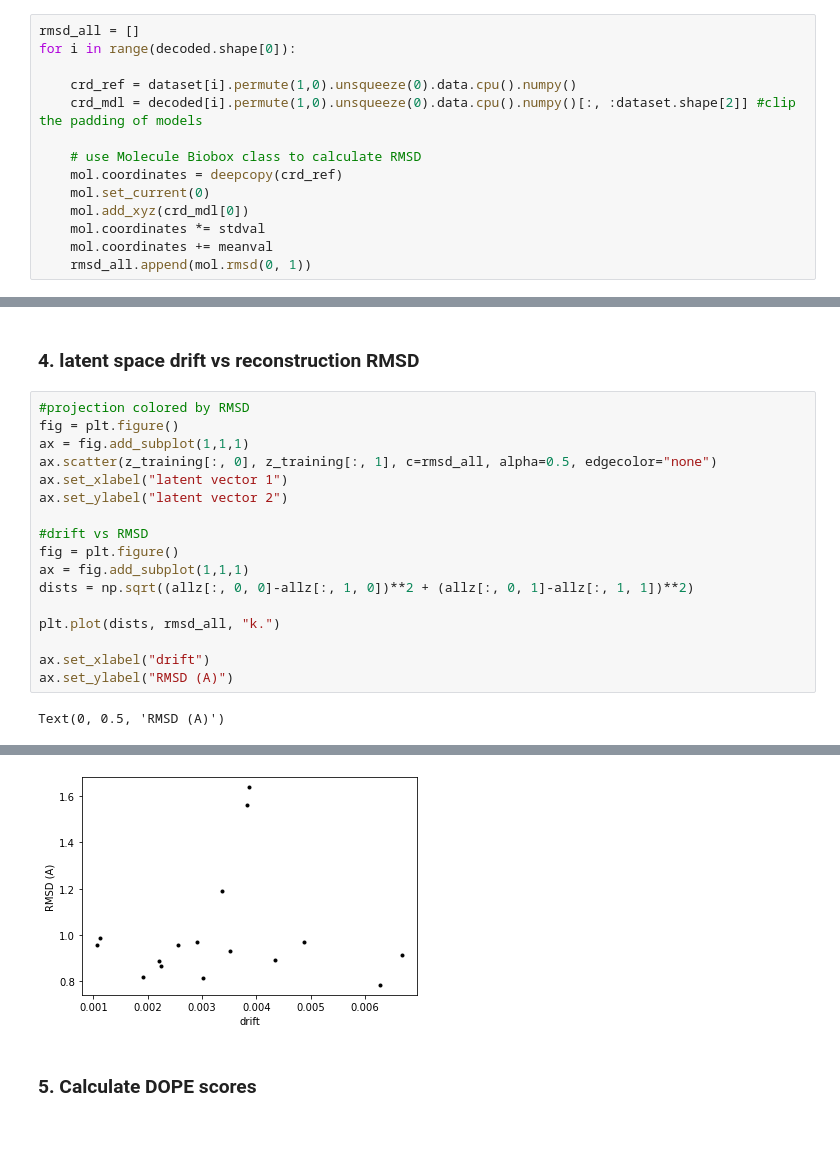
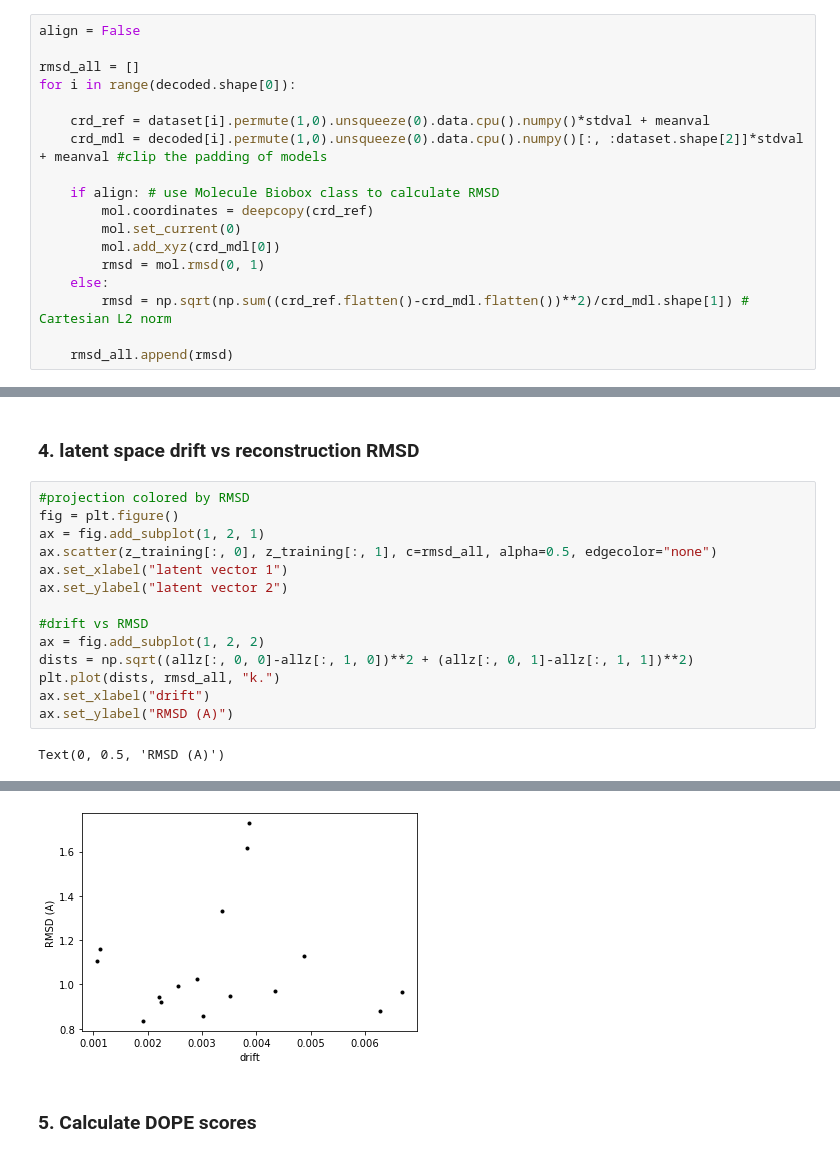
Before and after one commit to Degiacomi-Lab/molearn_notebook, a Jupyter notebook: molearn_analysis.ipynb, the cells around one changed output, grey strips where cells are left out. Drawn from its saved outputs; the diff is of its cells as text.

```diff
--- a/molearn_analysis.ipynb
+++ b/molearn_analysis.ipynb
@@ -91,19 +96,23 @@ with torch.no_grad():
 # %% [markdown]
 RMSD of input vs autoencoded
 # %%
+align = False
+
 rmsd_all = []
 for i in range(decoded.shape[0]):
 
-    crd_ref = dataset[i].permute(1,0).unsqueeze(0).data.cpu().numpy()
-    crd_mdl = decoded[i].permute(1,0).unsqueeze(0).data.cpu().numpy()[:, :dataset.shape[2]] #clip the padding of models
+    crd_ref = dataset[i].permute(1,0).unsqueeze(0).data.cpu().numpy()*stdval + meanval
+    crd_mdl = decoded[i].permute(1,0).unsqueeze(0).data.cpu().numpy()[:, :dataset.shape[2]]*stdval + meanval #clip the padding of models
 
-    # use Molecule Biobox class to calculate RMSD
-    mol.coordinates = deepcopy(crd_ref)
-    mol.set_current(0)
-    mol.add_xyz(crd_mdl[0])
-    mol.coordinates *= stdval
-    mol.coordinates += meanval
-    rmsd_all.append(mol.rmsd(0, 1))
+    if align: # use Molecule Biobox class to calculate RMSD
+        mol.coordinates = deepcopy(crd_ref)
+        mol.set_current(0)
+        mol.add_xyz(crd_mdl[0])
+        rmsd = mol.rmsd(0, 1)
+    else:
+        rmsd = np.sqrt(np.sum((crd_ref.flatten()-crd_mdl.flatten())**2)/crd_mdl.shape[1]) # Cartesian L2 norm
+
+    rmsd_all.append(rmsd)
 # %%
 fig = plt.figure()
 ax = fig.add_subplot(1, 1, 1)
@@ -291,24 +573,21 @@ plt.show()
 # %%
 #projection colored by RMSD
 fig = plt.figure()
-ax = fig.add_subplot(1,1,1)
+ax = fig.add_subplot(1, 2, 1)
 ax.scatter(z_training[:, 0], z_training[:, 1], c=rmsd_all, alpha=0.5, edgecolor="none")
 ax.set_xlabel("latent vector 1")
 ax.set_ylabel("latent vector 2")
 
 #drift vs RMSD
-fig = plt.figure()
-ax = fig.add_subplot(1,1,1)
+ax = fig.add_subplot(1, 2, 2)
 dists = np.sqrt((allz[:, 0, 0]-allz[:, 1, 0])**2 + (allz[:, 0, 1]-allz[:, 1, 1])**2)
-
 plt.plot(dists, rmsd_all, "k.")
-
 ax.set_xlabel("drift")
 ax.set_ylabel("RMSD (A)")
 # %% [output]
 Text(0, 0.5, 'RMSD (A)')
 [figure]
-[figure, old version]
+[figure, new version]
 # %% [markdown]
 ### 5. Calculate DOPE scores
 # %% [markdown]
```
Also changed, not shown: parts of 25 cells of this notebook.
